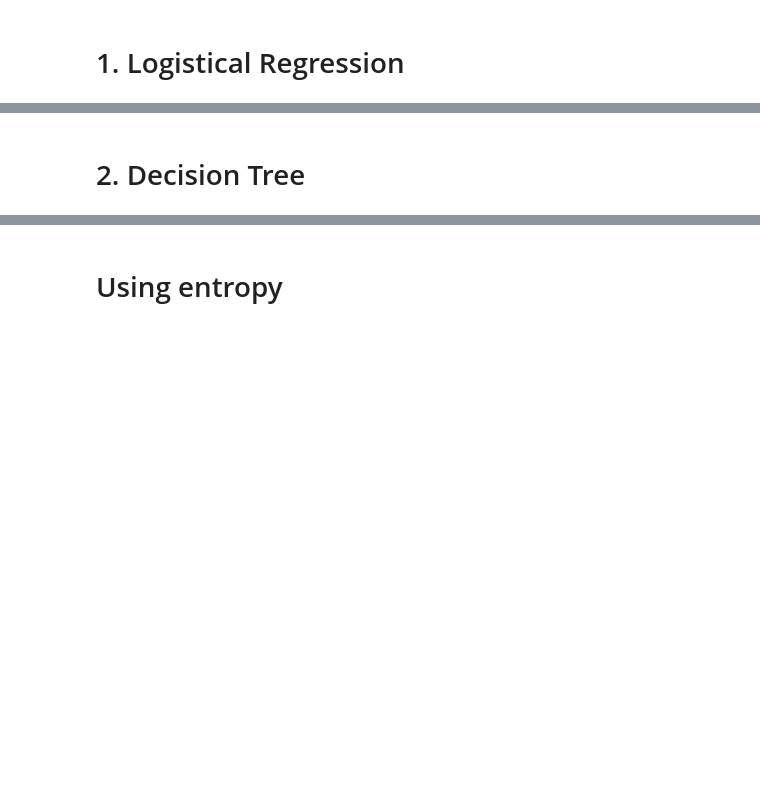
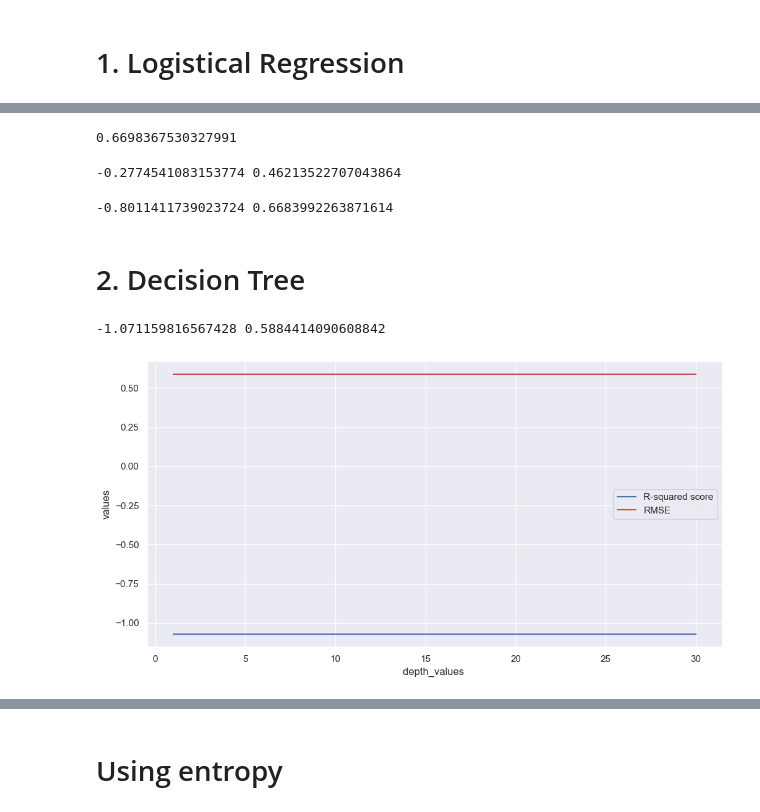
Before and after one commit to BrianKip035/Phase3-project, a Jupyter notebook: index.ipynb, the cells around one changed output, grey strips where cells are left out. Drawn from its saved outputs; the diff is of its cells as text; code cells hidden in the pictures; blank space fills up the shorter version.

Commit message:
modelling part 3

```diff
--- a/index.ipynb
+++ b/index.ipynb
@@ -905,6 +905,6 @@ NameError: name 'baseline_neg_log_loss_cv' is not defined
 # %%
 #Calculating the accuracy of the model
-bsline_model.fit(X_train, y_train_H1NI)
+bsline_model.fit(X_train, y_train_H1N1)
 y_pred = bsline_model.predict(X_test)
 
 logistic_accuracy = accuracy_score(y_pred, y_test_H1N1)
@@ -953,16 +967,22 @@ logistic_recall2
 # %%
-logistic_accuracy2_final = (logistic_accuracy + logistic_accuracy2)/2
-logistic_accuracy2_final
+logistic_accuracy_final = (logistic_accuracy + logistic_accuracy2)/2
+logistic_accuracy_final
+# %% [output]
+0.6698367530327991
 # %%
 logistic_r_2_ = r2_score(y_test_H1N1, y_pred)
 # Calculate the root mean squared error between 'y_true' and 'y_predict'
 logistic_mse = np.sqrt(mean_squared_error(y_test_H1N1, y_pred))
 print(logistic_r_2_, logistic_mse)
+# %% [output]
+-0.2774541083153774 0.46213522707043864
 # %%
 log_r_2 = r2_score(y_test_seasvacc, y_pred2)
 # Calculate the root mean squared error between 'y_true' and 'y_predict'
 logistic_mse = np.sqrt(mean_squared_error(y_test_seasvacc, y_pred2))
 print(log_r_2, logistic_mse)
+# %% [output]
+-0.8011411739023724 0.6683992263871614
 # %% [markdown]
 # 2. Decision Tree
 # %%
@@ -973,39 +993,43 @@ from sklearn.metrics import r2_score, mean_squared_error
 
 # Instantiate DecisionTreeRegressor
 # Set random_state=45
-clf = DecisionTreeClassifier(random_state=45)
+clf_tree = DecisionTreeClassifier(random_state=45)
 
 # Fit the model to training data
-clf.fit(X_train, y_train_h1n1)
+clf_tree.fit(X_train, y_train_H1N1)
 
 # Make predictions on the test data
-y_pred_tree = clf.predict(X_test)
+y_tree_pred = clf_tree.predict(X_test)
 
-r_2 = r2_score(y_test_h1n1, y_pred_tree)
-mse_ = np.sqrt(mean_squared_error(y_test_h1n1, y_pred_tree))
-print(r_2, mse_)
+r_squared  = r2_score(y_test_H1N1, y_tree_pred)
+rmse  = np.sqrt(mean_squared_error(y_test_H1N1, y_tree_pred))
+print(r_squared , rmse )
+# %% [output]
+-1.071159816567428 0.5884414090608842
 # %%
 #Find the best tree depth
 
-depths = np.linspace(1, 30, 30)
-r2_ = []
-mse = []
+depth_values  = np.linspace(1, 30, 30)
+r2_scores  = []
+root_mean_squared_errors  = []
 
-for depth in depths:
-    clf = DecisionTreeClassifier(random_state=45, max_depth=int(depth))
-    clf.fit(X_train, y_train_h1n1)
-    y_pred = clf.predict(X_test)
-    r_2 = r2_score(y_test_h1n1, y_pred_tree)
-    mse_ = np.sqrt(mean_squared_error(y_test_h1n1, y_pred_tree))
-    r2_.append(r_2)
-    mse.append(mse_)
+for depth in depth_values :
+    clf_tree = DecisionTreeClassifier(random_state=45, max_depth=int(depth))
+    clf_tree.fit(X_train, y_train_H1N1)
+    y_prediction = clf_tree.predict(X_test)
+    r_squared  = r2_score(y_test_H1N1, y_tree_pred)
+    rmse  = np.sqrt(mean_squared_error(y_test_H1N1, y_tree_pred))
+    r2_scores .append(r_squared )
+    root_mean_squared_errors .append(rmse )
 
 plt.figure(figsize=(12,6))
-plt.plot(depths, r2_, 'b', label='R-squared score')
-plt.plot(depths, mse, 'r', label='RMSE')
+plt.plot(depth_values , r2_scores , 'b', label='R-squared score')
+plt.plot(depth_values , root_mean_squared_errors , 'r', label='RMSE')
 plt.ylabel('values')
-plt.xlabel('depths')
+plt.xlabel('depth_values ')
 plt.legend()
 plt.show()
+# %% [output]
+[figure, added]
 # %%
 #minimum sample splits
```
Also changed, not shown: parts of 47 cells of this notebook.
